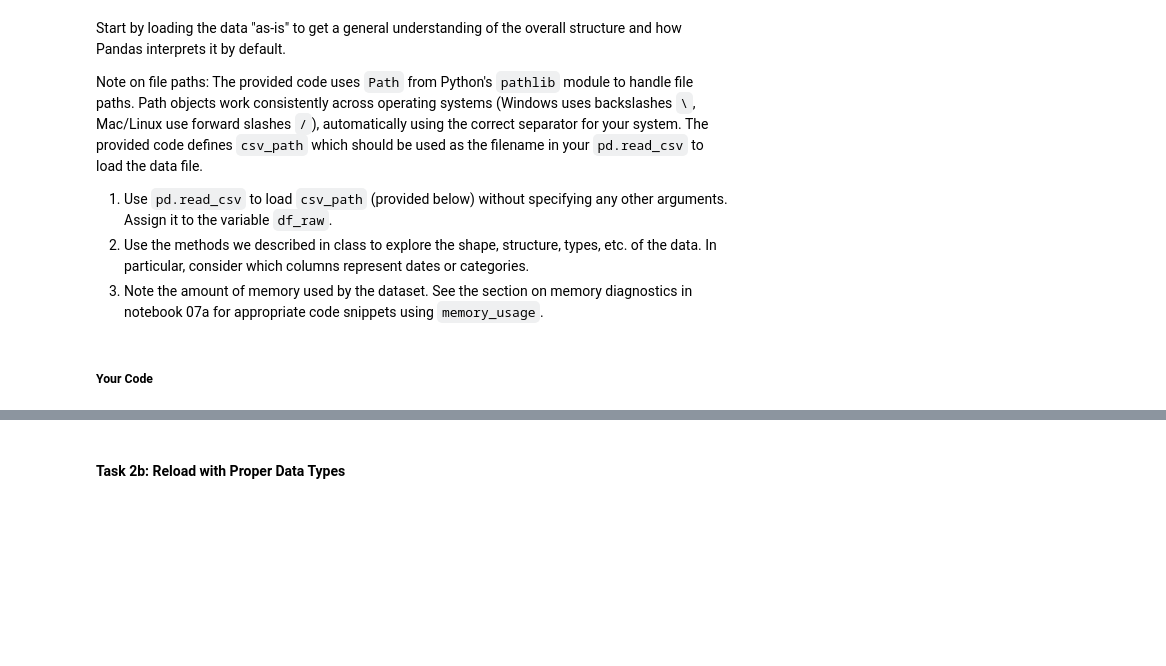
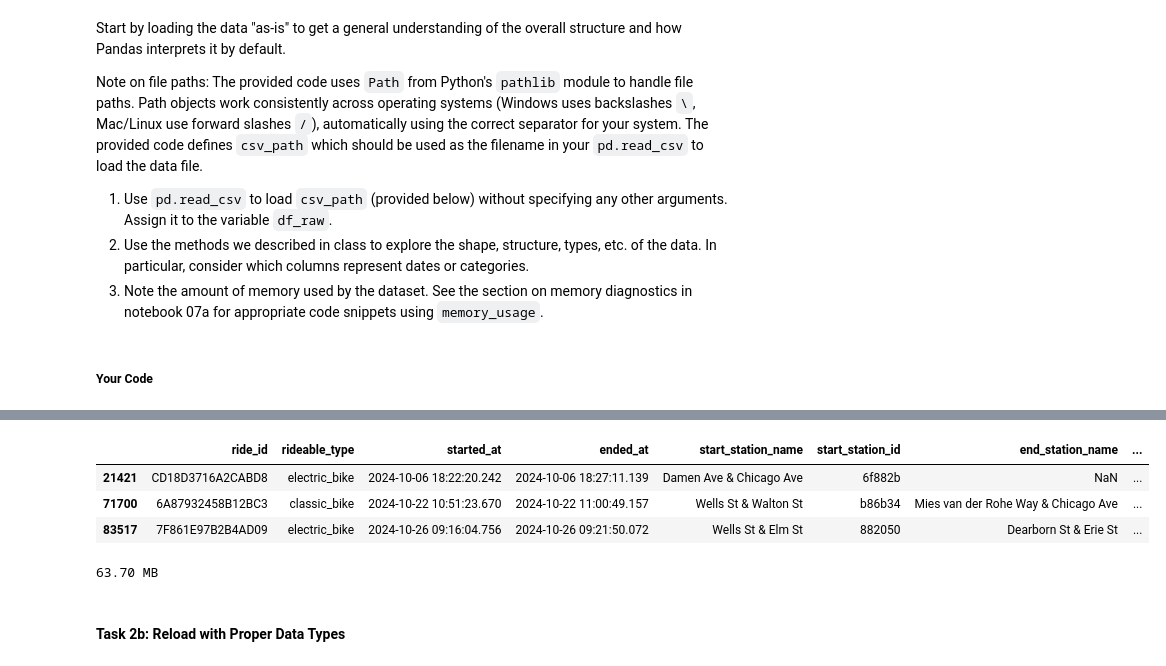
Before and after one commit to abbeygodfrey/py4eda-work, a Jupyter notebook: homework/hw3b.ipynb, the cells around one changed output, grey strips where cells are left out. Cells and saved outputs as stored; diff of their text form; code cells hidden in the pictures; blank space fills up the shorter version.

```diff
--- a/homework/hw3b.ipynb
+++ b/homework/hw3b.ipynb
@@ -238,3 +238,7 @@ from pathlib import Path
 csv_path = Path('./data/202410-divvy-tripdata-100k.csv')
 
 # load and explore the data below (create additional code / markdown cells as necessary)
+df_raw = pd.read_csv(csv_path)
+
+#get some basic info
+df_raw.info()
@@ -241,3 +266,21 @@ csv_path = Path('./data/202410-divvy-tripdata-100k.csv')
+# %%
+#exploring some other info here
+
+#how big is this thing?
+df_raw.shape
+
+#quite large. i think the date columns are started_at and ended_at, but i'm going to pull a sample just to be sure:
+df_raw.sample(n=3)
+#this tells me that rideable_type and member_casual are categories, and started_at and ended_at contain dates.
+# %% [output]
+|  | ride_id | rideable_type | started_at | ended_at | start_station_name | start_station_id | end_station_name | ... |
+| 21421 | CD18D3716A2CABD8 | electric_bike | 2024-10-06 18:22:20.242 | 2024-10-06 18:27:11.139 | Damen Ave & Chicago Ave | 6f882b | NaN | ... |
+| 71700 | 6A87932458B12BC3 | classic_bike | 2024-10-22 10:51:23.670 | 2024-10-22 11:00:49.157 | Wells St & Walton St | b86b34 | Mies van der Rohe Way & Chicago Ave | ... |
+| 83517 | 7F861E97B2B4AD09 | electric_bike | 2024-10-26 09:16:04.756 | 2024-10-26 09:21:50.072 | Wells St & Elm St | 882050 | Dearborn St & Erie St | ... |
+# %%
+print(f"{df_raw.memory_usage(deep=True).sum() / 1024**2:.2f} MB")
+# %% [output]
+63.70 MB
 # %% [markdown]
 #### Task 2b: Reload with Proper Data Types
 # %% [markdown]
```
Also changed, not shown: parts of 9 cells of this notebook.
